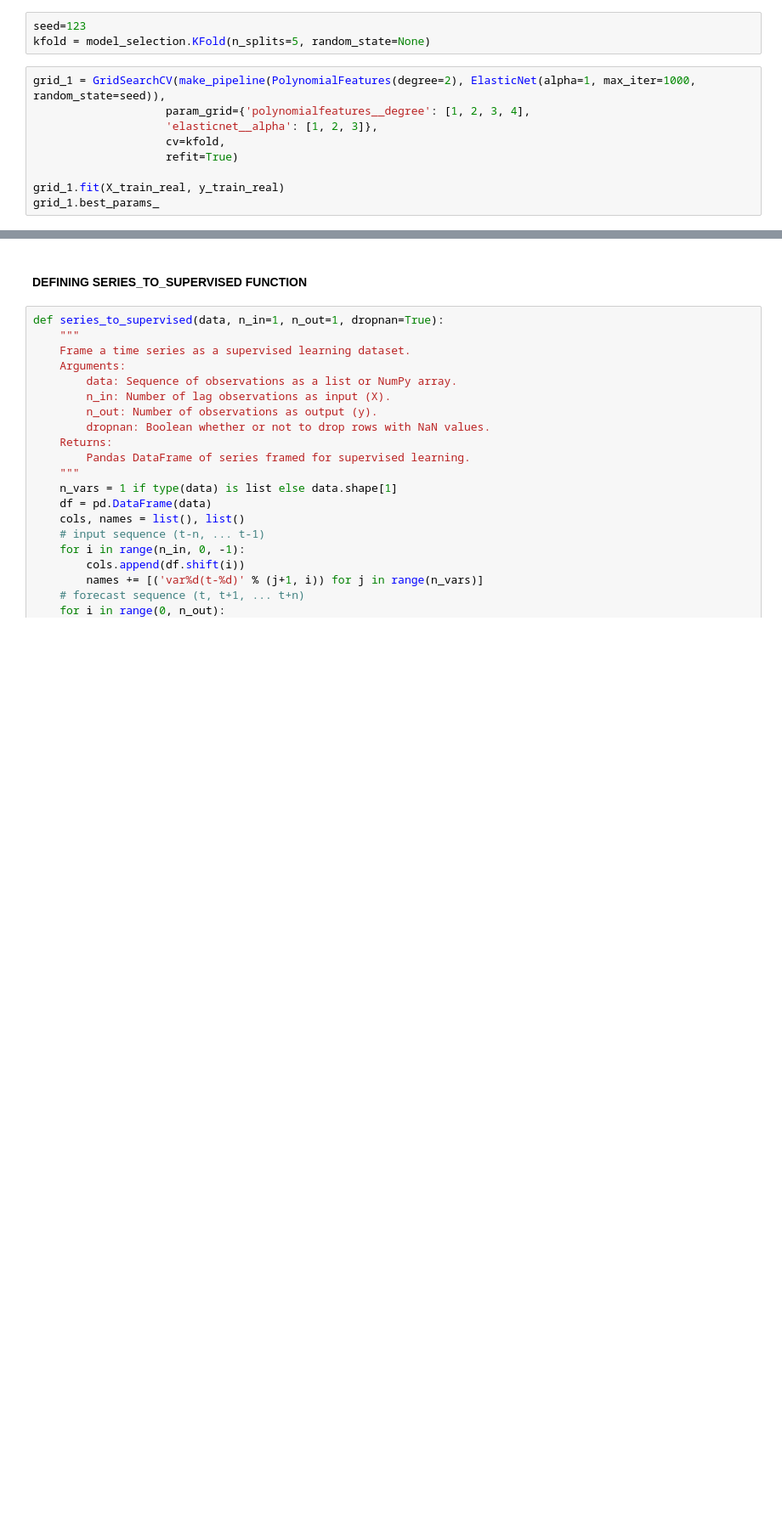
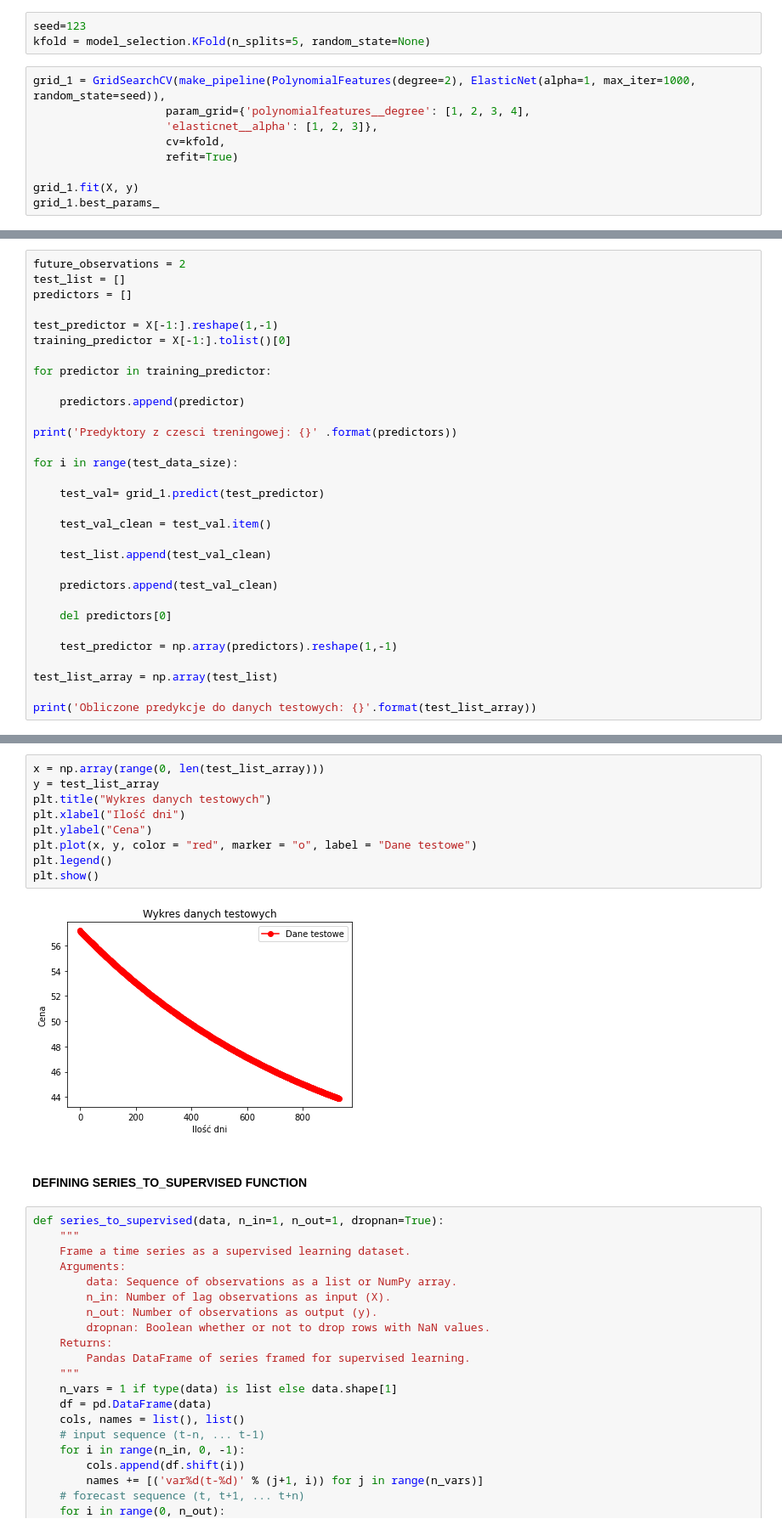
Before and after one commit to rkons88/Google-Alphabet-stock-price-forecast, a Jupyter notebook: PROJEKT ZALICZENIOWY.ipynb, the cells around one changed output, grey strips where cells are left out. Shown at 85% size. Cells and saved outputs as stored; diff of their text form; blank space fills up the shorter version.

```diff
--- a/PROJEKT ZALICZENIOWY.ipynb
+++ b/PROJEKT ZALICZENIOWY.ipynb
@@ -421,6 +418,6 @@ grid_1 = GridSearchCV(make_pipeline(PolynomialFeatures(degree=2), ElasticNet(alp
                     cv=kfold,
                     refit=True)
 
-grid_1.fit(X_train_real, y_train_real)
+grid_1.fit(X, y)
 grid_1.best_params_
 # %% [output]
@@ -483,0 +522,31 @@ array([[37.85400009, 37.72050095, 37.9640007 , 37.87599945, 37.88249969],
+# %%
+future_observations = 2
+test_list = []
+predictors = []
+
+test_predictor = X[-1:].reshape(1,-1)
+training_predictor = X[-1:].tolist()[0]
+
+for predictor in training_predictor:
+
+    predictors.append(predictor)
+
+print('Predyktory z czesci treningowej: {}' .format(predictors))
+
+for i in range(test_data_size):
+
+    test_val= grid_1.predict(test_predictor)
+
+    test_val_clean = test_val.item()
+
+    test_list.append(test_val_clean)
+
+    predictors.append(test_val_clean)
+
+    del predictors[0]
+
+    test_predictor = np.array(predictors).reshape(1,-1)
+
+test_list_array = np.array(test_list)
+
+print('Obliczone predykcje do danych testowych: {}'.format(test_list_array))
@@ -484,3 +571,14 @@ array([[37.85400009, 37.72050095, 37.9640007 , 37.87599945, 37.88249969],
+# %%
+x = np.array(range(0, len(test_list_array)))
+y = test_list_array
+plt.title("Wykres danych testowych")
+plt.xlabel("Ilość dni")
+plt.ylabel("Cena")
+plt.plot(x, y, color = "red", marker = "o", label = "Dane testowe")
+plt.legend()
+plt.show()
+# %% [output]
+[figure, added]
 # %% [markdown]
 #### DEFINING SERIES_TO_SUPERVISED FUNCTION
 # %%
```
Also changed, not shown: parts of 27 cells of this notebook.
